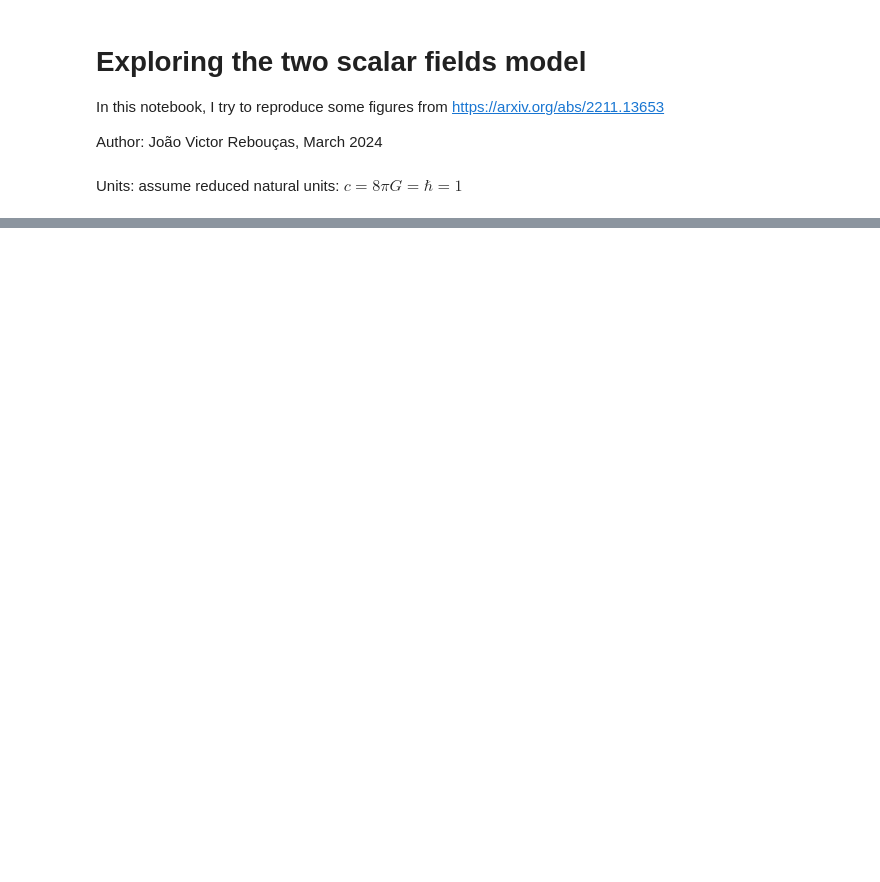
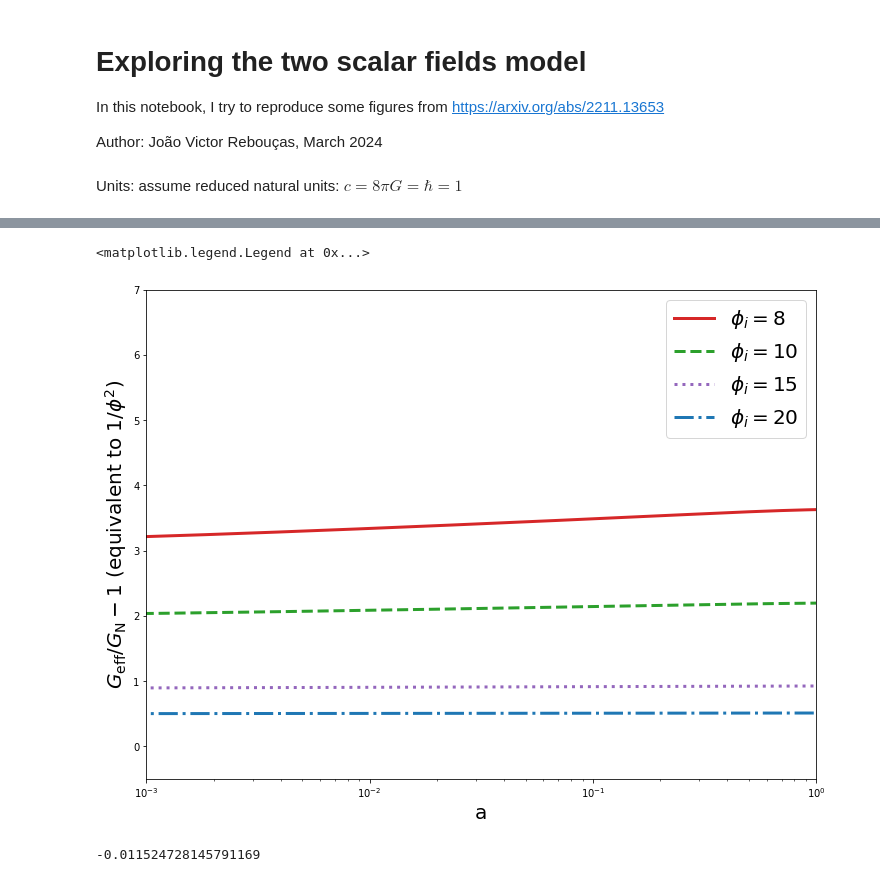
Before and after one commit to joaoreboucas1/ISF, a Jupyter notebook: explore.ipynb, the cells around one changed output, grey strips where cells are left out. Cells and saved outputs as stored; diff of their text form; code cells hidden in the pictures; blank space fills up the shorter version.

```diff
--- a/explore.ipynb
+++ b/explore.ipynb
@@ -104,0 +256,23 @@ plt.ylim([0, 0.9])
+# %%
+factor=3
+plt.figure(figsize=(4*factor,3*factor))
+
+plt.semilogx(a, 100*2/(phi_a_8)**2, color="tab:red", ls="-", lw=3, label=r'$\phi_i = 8$')
+plt.semilogx(a, 100*2/(phi_a_10)**2, color="tab:green", ls="--", lw=3, label=r'$\phi_i = 10$')
+plt.semilogx(a, 100*2/(phi_a_15)**2, color="tab:purple", ls=":", lw=3, label=r'$\phi_i = 15$')
+plt.semilogx(a, 100*2/(phi_a_20)**2, color="tab:blue", ls="-.", lw=3, label=r'$\phi_i = 20$')
+
+plt.xlabel("a", fontsize=20)
+plt.ylabel(r"$G_\mathrm{eff}/G_\mathrm{N} - 1$ (equivalent to $1/\phi^2$)", fontsize=20)
+
+plt.xlim([1e-3, 1])
+plt.ylim([-0.5, 7])
+
+plt.legend(fontsize=20)
+# %% [output]
+<matplotlib.legend.Legend at 0x...>
+[figure, added]
+# %%
+(f_dm_a_8[-1] - omega_c)/omega_c
+# %% [output]
+-0.011524728145791169
```
Also changed, not shown: parts of 13 cells of this notebook, 2 other files.
